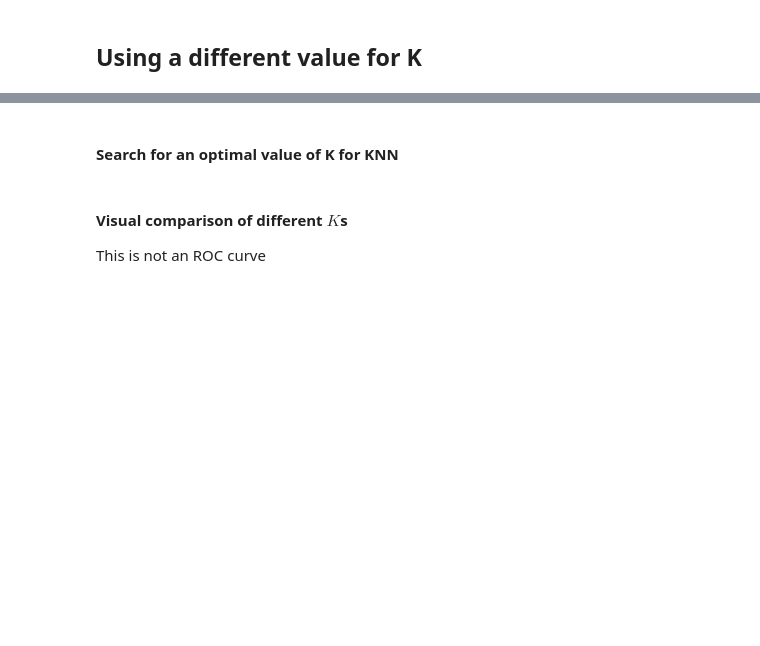
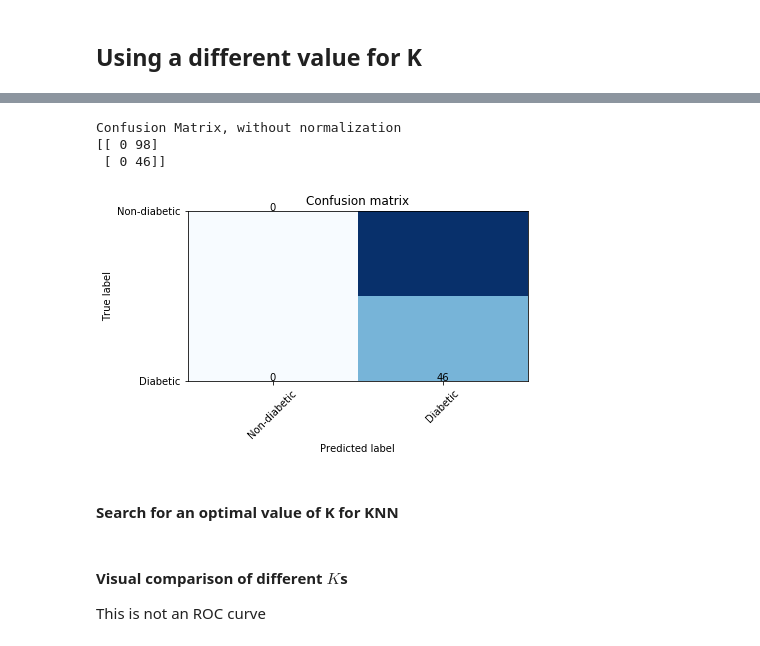
Before and after one commit to learn-co-students/knns-dsc, a Jupyter notebook: knn_classification.ipynb, the cells around one changed output, grey strips where cells are left out. Cells and saved outputs as stored; diff of their text form; code cells hidden in the pictures; blank space fills up the shorter version.

```diff
--- a/knn_classification.ipynb
+++ b/knn_classification.ipynb
@@ -274,5 +313,5 @@ knn = KNeighborsClassifier(n_neighbors=5)
 knn.fit(X_train, y_train)
 
 # make class predictions for the testing set
-y_pred_class = knn.predict(X_test)
+y_pred_class = knn.predict(X_val)
 # %%
@@ -285,10 +336,15 @@ print(classification_report(y_test, y_pred_class))
 # %%
-cm = confusion_matrix(y_test,y_pred_class)
-classes = ['Perished', 'Survived']
+cm = confusion_matrix(y_val,y_pred_class)
+classes = ['Non-diabetic', 'Diabetic']
 plot_confusion_matrix(cm, classes,
                           normalize=False,
                           title='Confusion matrix',
                           cmap=plt.cm.Blues)
+# %% [output]
+Confusion Matrix, without normalization
+[[ 0 98]
+ [ 0 46]]
+[figure, added]
 # %% [markdown]
 #### Search for an optimal value of K for KNN
 # %%
```
Also changed, not shown: parts of 16 cells of this notebook, 1 other file.
